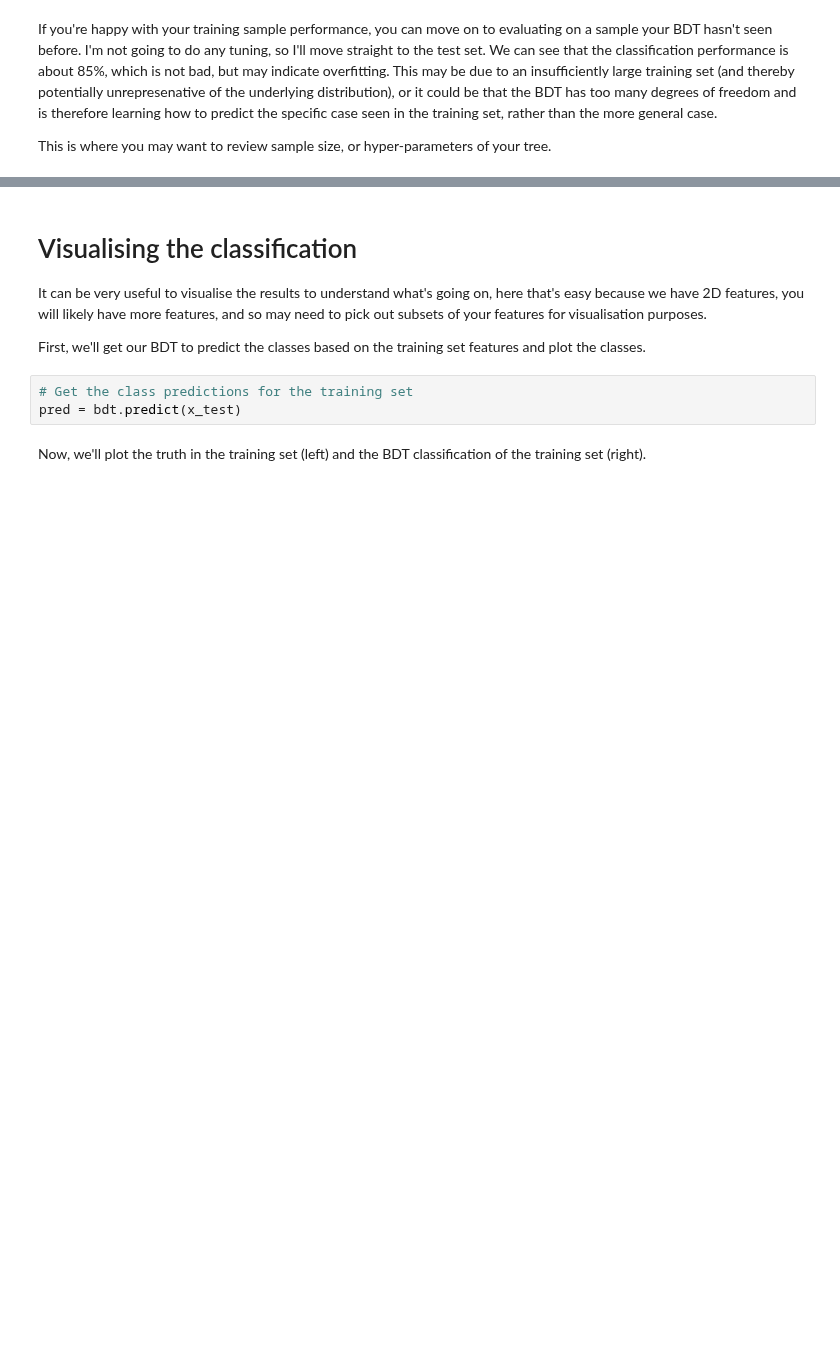
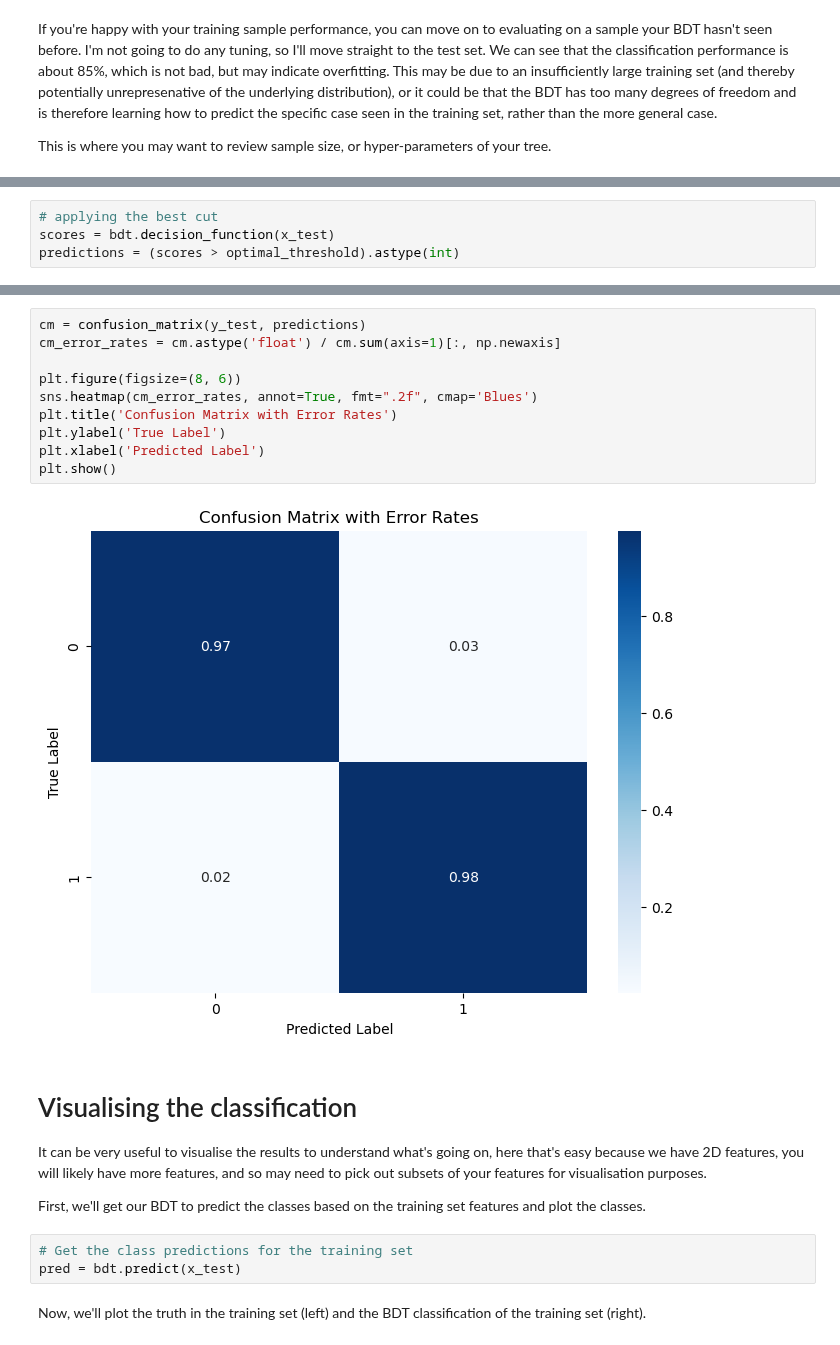
Before and after one commit to mohummudh/neutrinos-dune, a Jupyter notebook: mohammed/BDT/BDTneutrino.ipynb, the cells around one changed output, grey strips where cells are left out. Cells and saved outputs as stored; diff of their text form; blank space fills up the shorter version.

```diff
--- a/mohammed/BDT/BDTneutrino.ipynb
+++ b/mohammed/BDT/BDTneutrino.ipynb
@@ -706,0 +739,4 @@ bdt.score(x_test, y_test)
+# %%
+# applying the best cut
+scores = bdt.decision_function(x_test)
+predictions = (scores > optimal_threshold).astype(int)
@@ -707,3 +747,15 @@ bdt.score(x_test, y_test)
+# %%
+cm = confusion_matrix(y_test, predictions)
+cm_error_rates = cm.astype('float') / cm.sum(axis=1)[:, np.newaxis]
+
+plt.figure(figsize=(8, 6))
+sns.heatmap(cm_error_rates, annot=True, fmt=".2f", cmap='Blues')
+plt.title('Confusion Matrix with Error Rates')
+plt.ylabel('True Label')
+plt.xlabel('Predicted Label')
+plt.show()
+# %% [output]
+[figure, added]
 # %% [markdown]
 # Visualising the classification
 
```
Also changed, not shown: parts of 16 cells of this notebook, 4 other files.
